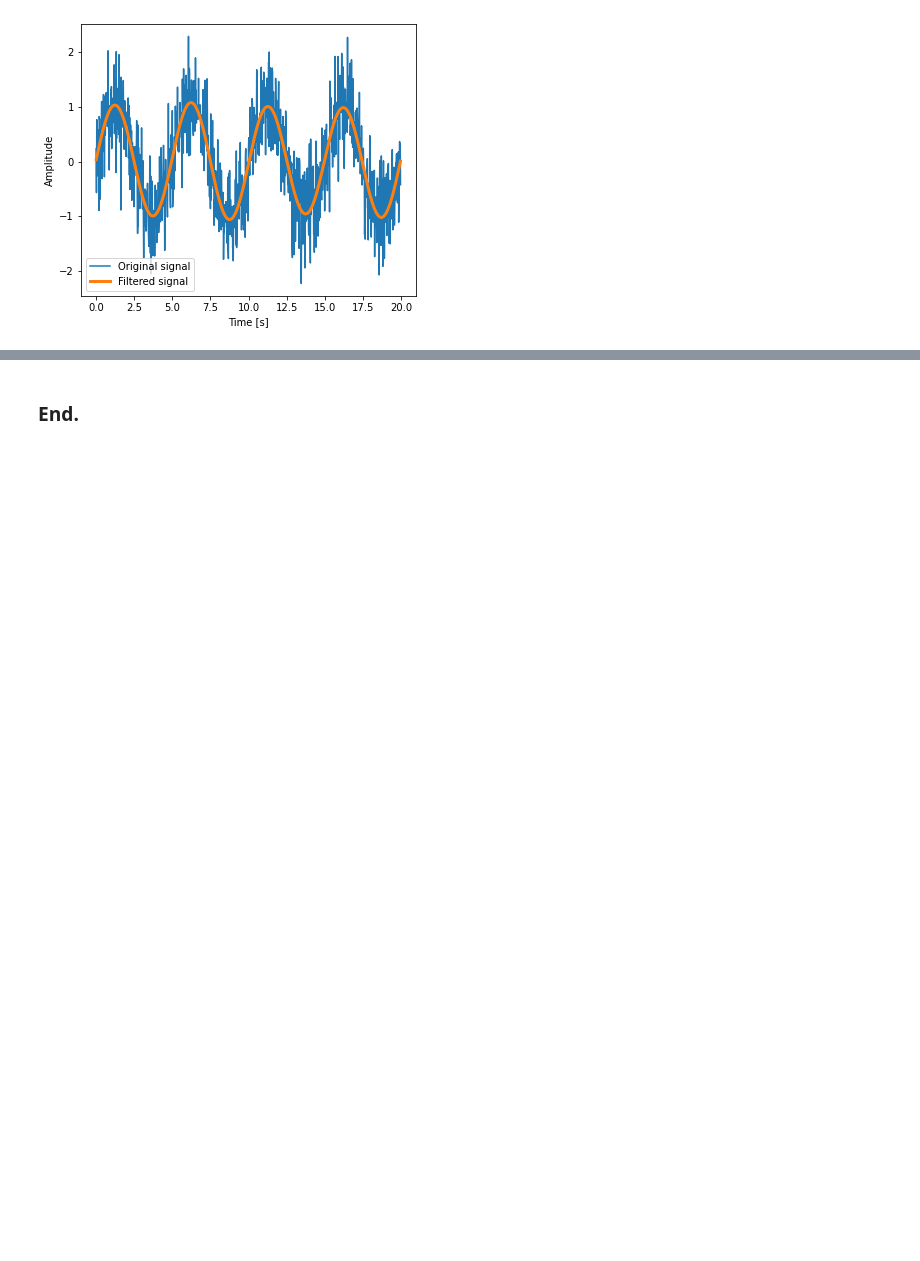
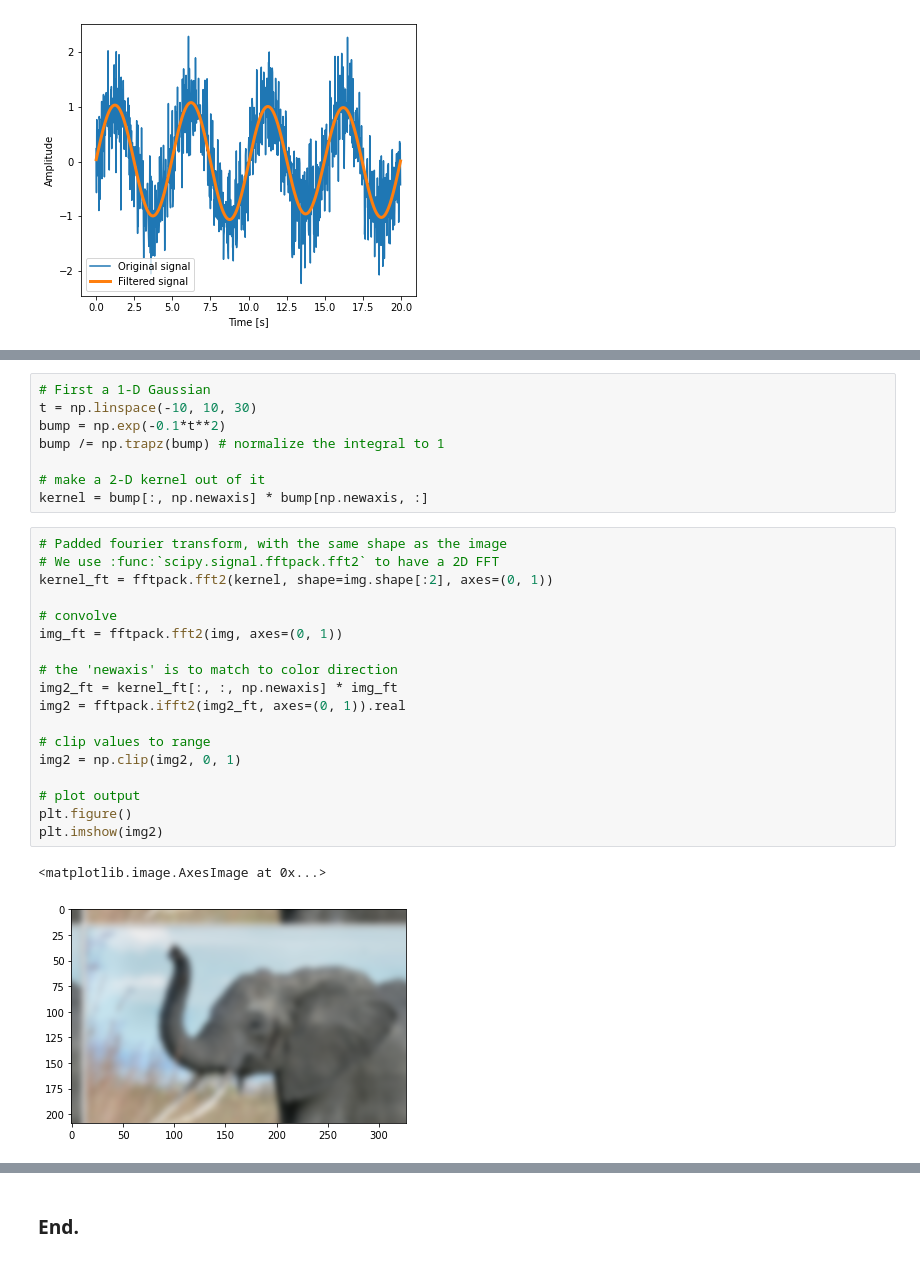
Before and after one commit to caiquemiranda/studies-scipy, a Jupyter notebook: 05-scipy.ipynb, the cells around one changed output, grey strips where cells are left out. Cells and saved outputs as stored; diff of their text form; blank space fills up the shorter version.

```diff
--- a/05-scipy.ipynb
+++ b/05-scipy.ipynb
@@ -1290,0 +1368,29 @@ plt.legend(loc='best')
+# %%
+# First a 1-D Gaussian
+t = np.linspace(-10, 10, 30)
+bump = np.exp(-0.1*t**2)
+bump /= np.trapz(bump) # normalize the integral to 1
+
+# make a 2-D kernel out of it
+kernel = bump[:, np.newaxis] * bump[np.newaxis, :]
+# %%
+# Padded fourier transform, with the same shape as the image
+# We use :func:`scipy.signal.fftpack.fft2` to have a 2D FFT
+kernel_ft = fftpack.fft2(kernel, shape=img.shape[:2], axes=(0, 1))
+
+# convolve
+img_ft = fftpack.fft2(img, axes=(0, 1))
+
+# the 'newaxis' is to match to color direction
+img2_ft = kernel_ft[:, :, np.newaxis] * img_ft
+img2 = fftpack.ifft2(img2_ft, axes=(0, 1)).real
+
+# clip values to range
+img2 = np.clip(img2, 0, 1)
+
+# plot output
+plt.figure()
+plt.imshow(img2)
+# %% [output]
+<matplotlib.image.AxesImage at 0x...>
+[figure, added]
```
Also changed, not shown: parts of 31 cells of this notebook, 2 other files.
